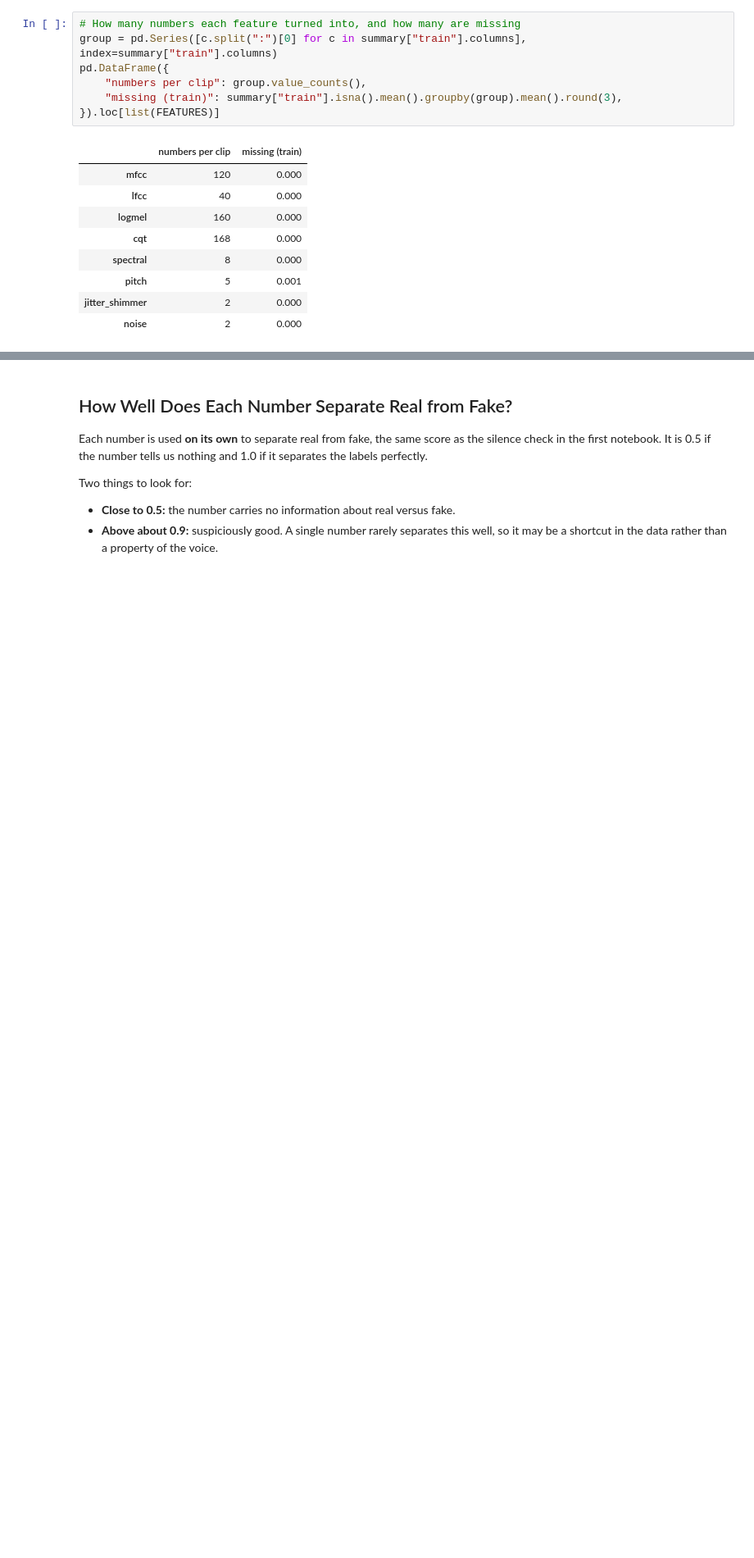
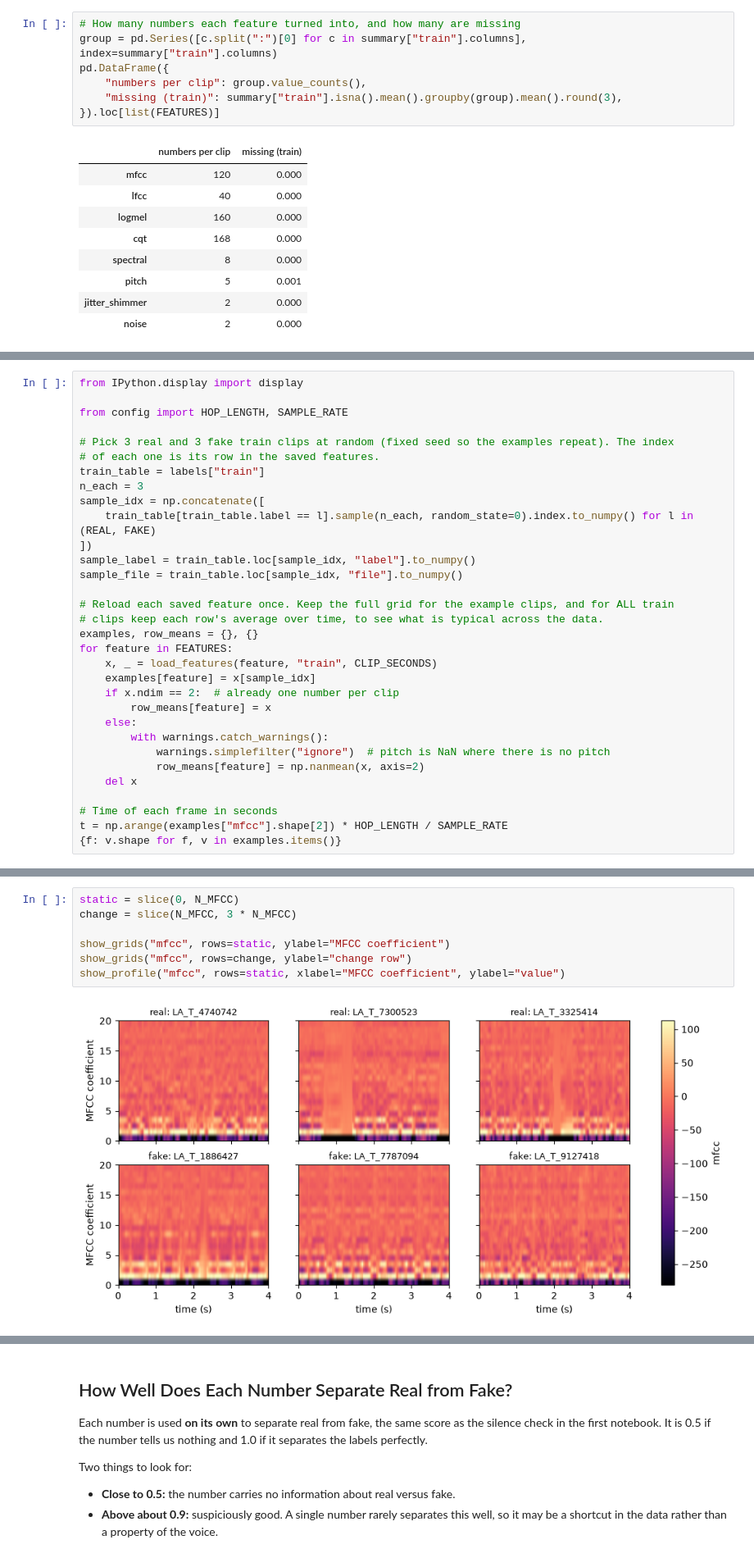
Before and after one commit to SarahMa12/VishingDetector, a Jupyter notebook: notebooks/02_feature_checks.ipynb, the cells around one changed output, grey strips where cells are left out. Shown at 82% size. Drawn from its saved outputs; the diff is of its cells as text; blank space fills up the shorter version.

```diff
--- a/notebooks/02_feature_checks.ipynb
+++ b/notebooks/02_feature_checks.ipynb
@@ -123,0 +137,32 @@ pd.DataFrame({
+# %%
+from IPython.display import display
+
+from config import HOP_LENGTH, SAMPLE_RATE
+
+# Pick 3 real and 3 fake train clips at random (fixed seed so the examples repeat). The index
+# of each one is its row in the saved features.
+train_table = labels["train"]
+n_each = 3
+sample_idx = np.concatenate([
+    train_table[train_table.label == l].sample(n_each, random_state=0).index.to_numpy() for l in (REAL, FAKE)
+])
+sample_label = train_table.loc[sample_idx, "label"].to_numpy()
+sample_file = train_table.loc[sample_idx, "file"].to_numpy()
+
+# Reload each saved feature once. Keep the full grid for the example clips, and for ALL train
+# clips keep each row's average over time, to see what is typical across the data.
+examples, row_means = {}, {}
+for feature in FEATURES:
+    x, _ = load_features(feature, "train", CLIP_SECONDS)
+    examples[feature] = x[sample_idx]
+    if x.ndim == 2:  # already one number per clip
+        row_means[feature] = x
+    else:
+        with warnings.catch_warnings():
+            warnings.simplefilter("ignore")  # pitch is NaN where there is no pitch
+            row_means[feature] = np.nanmean(x, axis=2)
+    del x
+
+# Time of each frame in seconds
+t = np.arange(examples["mfcc"].shape[2]) * HOP_LENGTH / SAMPLE_RATE
+{f: v.shape for f, v in examples.items()}
@@ -123,0 +255,9 @@ pd.DataFrame({
+# %%
+static = slice(0, N_MFCC)
+change = slice(N_MFCC, 3 * N_MFCC)
+
+show_grids("mfcc", rows=static, ylabel="MFCC coefficient")
+show_grids("mfcc", rows=change, ylabel="change row")
+show_profile("mfcc", rows=static, xlabel="MFCC coefficient", ylabel="value")
+# %% [output]
+[figure, added]
```
Also changed, not shown: parts of 30 cells of this notebook.
